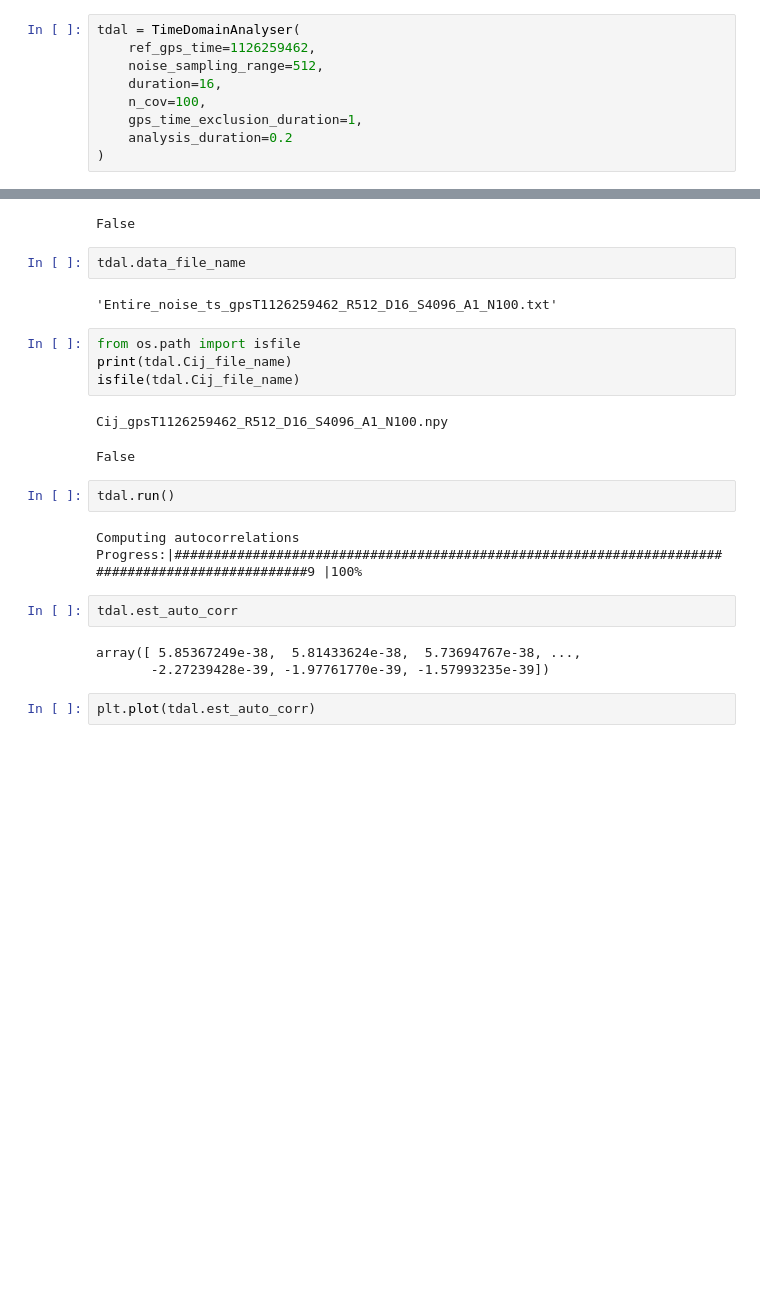
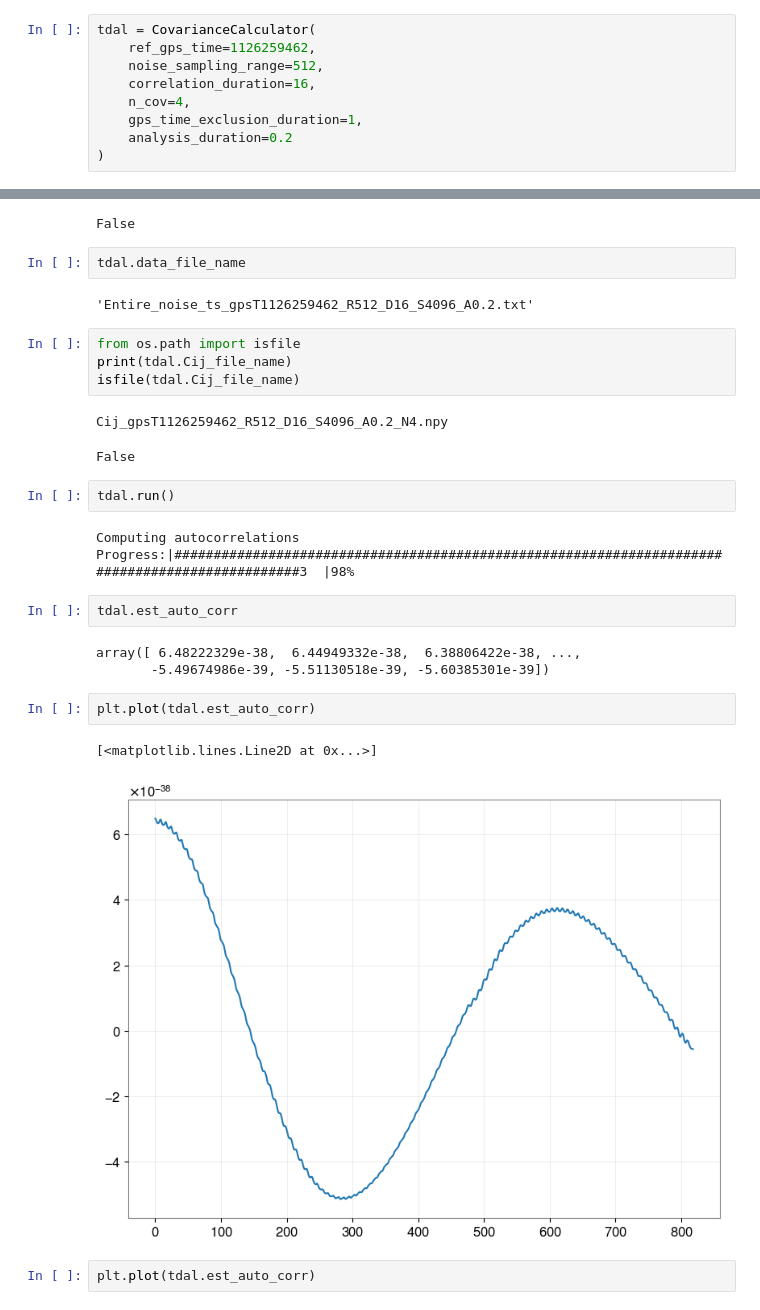
Before and after one commit to vaishakp/tdanalysis, a Jupyter notebook: dev/nbs/TimeDomainPSDAnalyzerTrial_3Dec24.ipynb, the cells around one changed output, grey strips where cells are left out. Saved outputs shown, nothing was run; the diff lists cells and outputs as text; blank space fills up the shorter version.

```diff
--- a/dev/nbs/TimeDomainPSDAnalyzerTrial_3Dec24.ipynb
+++ b/dev/nbs/TimeDomainPSDAnalyzerTrial_3Dec24.ipynb
@@ -57,11 +23,11 @@ vlev.print_verbosity, config.print_verbosity
 # %% [output]
 (1, 1)
 # %%
-tdal = TimeDomainAnalyser(
+tdal = CovarianceCalculator(
     ref_gps_time=1126259462,
     noise_sampling_range=512,
-    duration=16,
-    n_cov=100,
+    correlation_duration=16,
+    n_cov=4,
     gps_time_exclusion_duration=1,
     analysis_duration=0.2
 )
@@ -82,24 +42,29 @@ False
 # %%
 tdal.data_file_name
 # %% [output]
-'Entire_noise_ts_gpsT1126259462_R512_D16_S4096_A1_N100.txt'
+'Entire_noise_ts_gpsT1126259462_R512_D16_S4096_A0.2.txt'
 # %%
 from os.path import isfile
 print(tdal.Cij_file_name)
 isfile(tdal.Cij_file_name)
 # %% [output]
-Cij_gpsT1126259462_R512_D16_S4096_A1_N100.npy
+Cij_gpsT1126259462_R512_D16_S4096_A0.2_N4.npy
 False
 # %%
 tdal.run()
 # %% [output]
 Computing autocorrelations
-Progress:|#################################################################################################9 |100%
+Progress:|################################################################################################3  |98%
 # %%
 tdal.est_auto_corr
 # %% [output]
-array([ 5.85367249e-38,  5.81433624e-38,  5.73694767e-38, ...,
-       -2.27239428e-39, -1.97761770e-39, -1.57993235e-39])
+array([ 6.48222329e-38,  6.44949332e-38,  6.38806422e-38, ...,
+       -5.49674986e-39, -5.51130518e-39, -5.60385301e-39])
+# %%
+plt.plot(tdal.est_auto_corr)
+# %% [output]
+[<matplotlib.lines.Line2D at 0x...>]
+[figure, added]
 # %%
 plt.plot(tdal.est_auto_corr)
 # %% [output]
```
Also changed, not shown: parts of 7 cells of this notebook, 2 other files.
